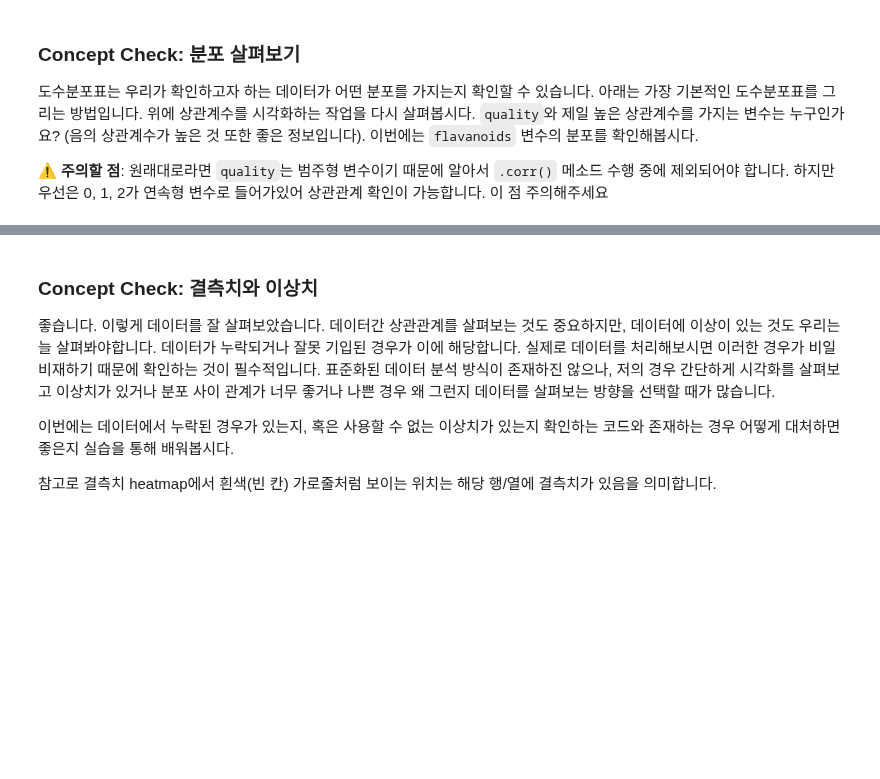
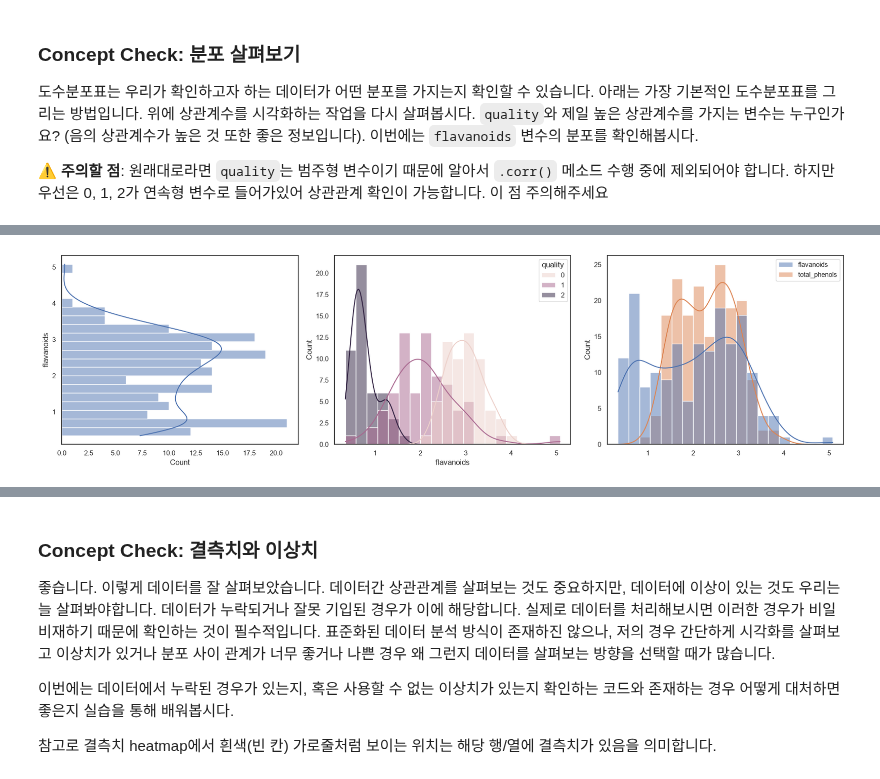
Before and after one commit to manu-std/ssafy_notes, a Jupyter notebook: AI_python/시험대비/EDA/(실습-문제) 1-1_데이터 EDA 및 모델 학습.ipynb, the cells around one changed output, grey strips where cells are left out. Saved outputs shown, nothing was run; the diff lists cells and outputs as text; code cells hidden in the pictures; blank space fills up the shorter version.

```diff
--- a/AI_python/시험대비/EDA/(실습-문제) 1-1_데이터 EDA 및 모델 학습.ipynb
+++ b/AI_python/시험대비/EDA/(실습-문제) 1-1_데이터 EDA 및 모델 학습.ipynb
@@ -337,17 +365,19 @@ plt.show()
 # %%
 fig, ax = plt.subplots(figsize=(18, 5), ncols=3)
 
 # 1. 위에서 그린 그림을 세로로 그릴 수도 있을까요?
-
+sns.histplot(data=df, y='flavanoids', bins=20, kde=True,ax=ax[0])
 
 # 2. 클래스별로 flavanoids 어떻게 분포할까요?
-
+sns.histplot(data=df, x='flavanoids', bins=20, kde=True, hue='quality',ax=ax[1])
 
 # 3. flavanoids와 total_phenols를 동시에 histplot에 그릴 수 있을까요?
-
+sns.histplot(data=df[['flavanoids','total_phenols']], bins=20, kde=True,ax=ax[2])
 
 fig.tight_layout()
 plt.show()
+# %% [output]
+[figure, added]
 # %% [markdown]
 ### TODO 4: scatterplot으로 관계 시각화
 
```
Also changed, not shown: parts of 16 cells of this notebook, 5 other files.
